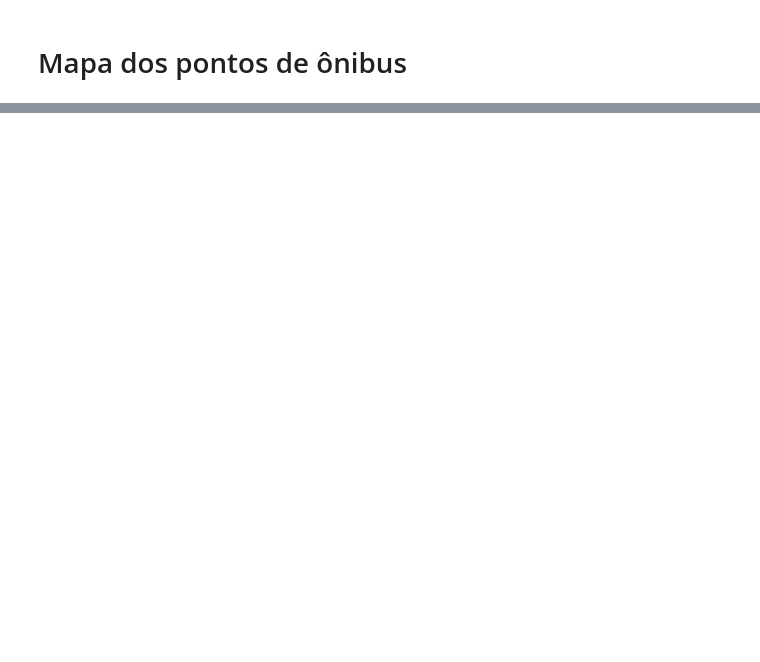
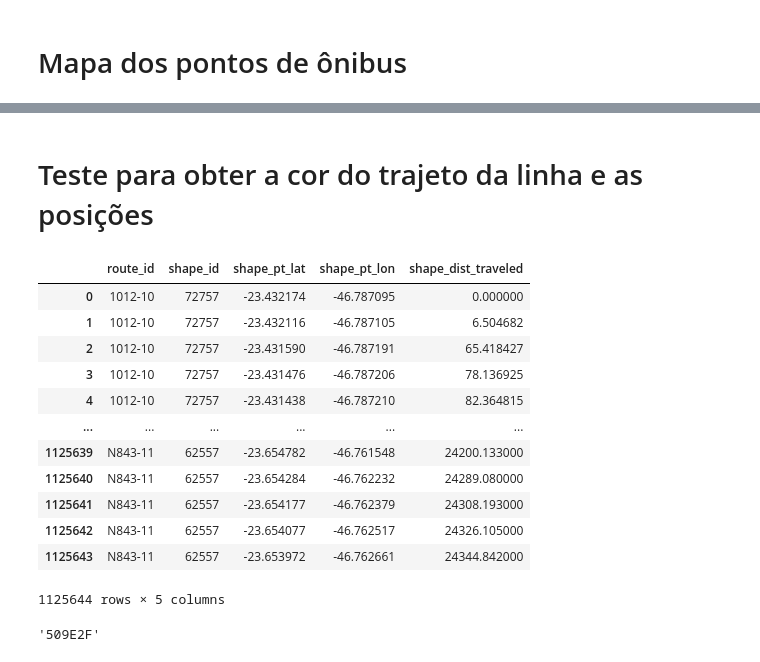
Before and after one commit to rodrigorocha1/clone_cittamobi, a Jupyter notebook: notebooks/testes.ipynb, the cells around one changed output, grey strips where cells are left out. Saved outputs shown, nothing was run; the diff lists cells and outputs as text; code cells hidden in the pictures; blank space fills up the shorter version.

Commit message:
nova classe trajeto e relaçoes

```diff
--- a/notebooks/testes.ipynb
+++ b/notebooks/testes.ipynb
@@ -58,0 +86,27 @@ m
+# %% [markdown]
+# Teste para obter a cor do trajeto da linha e as posições
+# %%
+base_trips = pd.read_csv('../data/raw/trips.txt', usecols=['route_id', 'shape_id'])
+base_shapes = pd.read_csv('../data/raw/shapes.txt',
+                          usecols=['shape_id', 'shape_pt_lat', 'shape_pt_lon', 'shape_dist_traveled'])
+base_cor_trajeto = pd.read_csv('../data/raw/routes.txt', usecols=['route_id', 'route_color'])
+
+base_completa = base_trips.merge(base_shapes, on='shape_id', how='inner')
+# %% [output]
+|  | route_id | shape_id | shape_pt_lat | shape_pt_lon | shape_dist_traveled |
+| 0 | 1012-10 | 72757 | -23.432174 | -46.787095 | 0.000000 |
+| 1 | 1012-10 | 72757 | -23.432116 | -46.787105 | 6.504682 |
+| 2 | 1012-10 | 72757 | -23.431590 | -46.787191 | 65.418427 |
+| 3 | 1012-10 | 72757 | -23.431476 | -46.787206 | 78.136925 |
+| 4 | 1012-10 | 72757 | -23.431438 | -46.787210 | 82.364815 |
+| ... | ... | ... | ... | ... | ... |
+| 1125639 | N843-11 | 62557 | -23.654782 | -46.761548 | 24200.133000 |
+| 1125640 | N843-11 | 62557 | -23.654284 | -46.762232 | 24289.080000 |
+| 1125641 | N843-11 | 62557 | -23.654177 | -46.762379 | 24308.193000 |
+| 1125642 | N843-11 | 62557 | -23.654077 | -46.762517 | 24326.105000 |
+| 1125643 | N843-11 | 62557 | -23.653972 | -46.762661 | 24344.842000 |
+1125644 rows × 5 columns
+# %%
+base_cor_trajeto[base_cor_trajeto['route_id'] == '8000-10']['route_color'].iloc[0]
+# %% [output]
+'509E2F'
```
Also changed, not shown: parts of 15 cells of this notebook, 3 other files.
